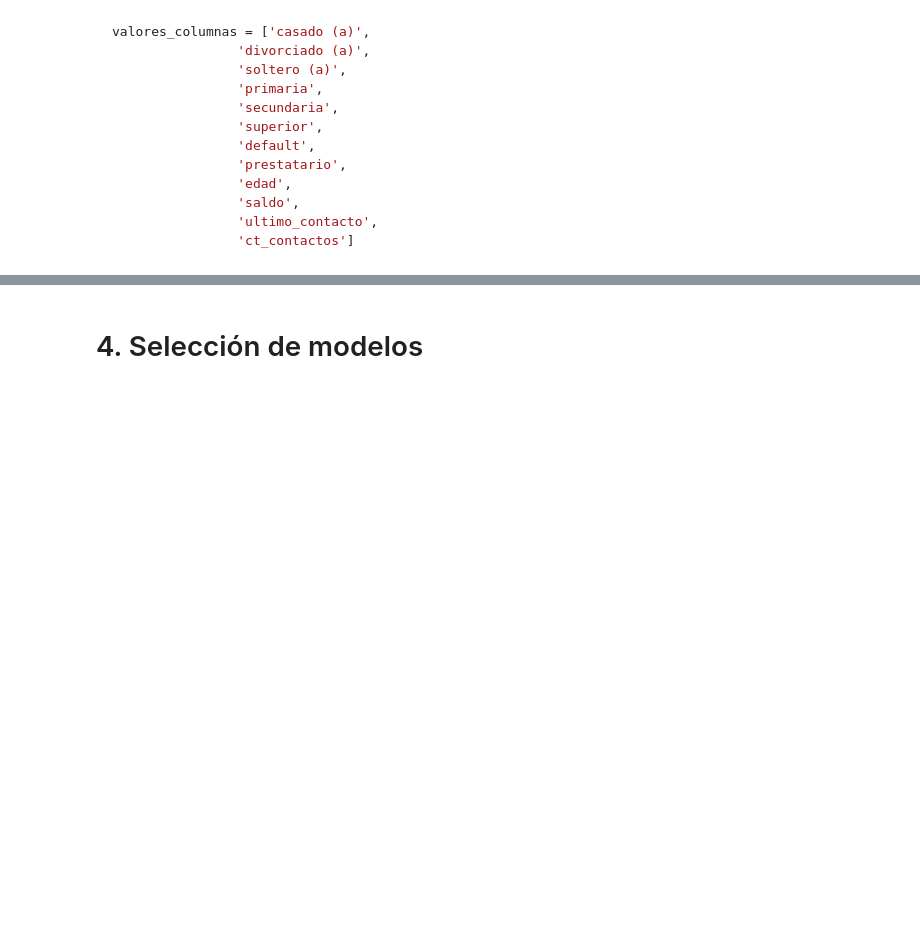
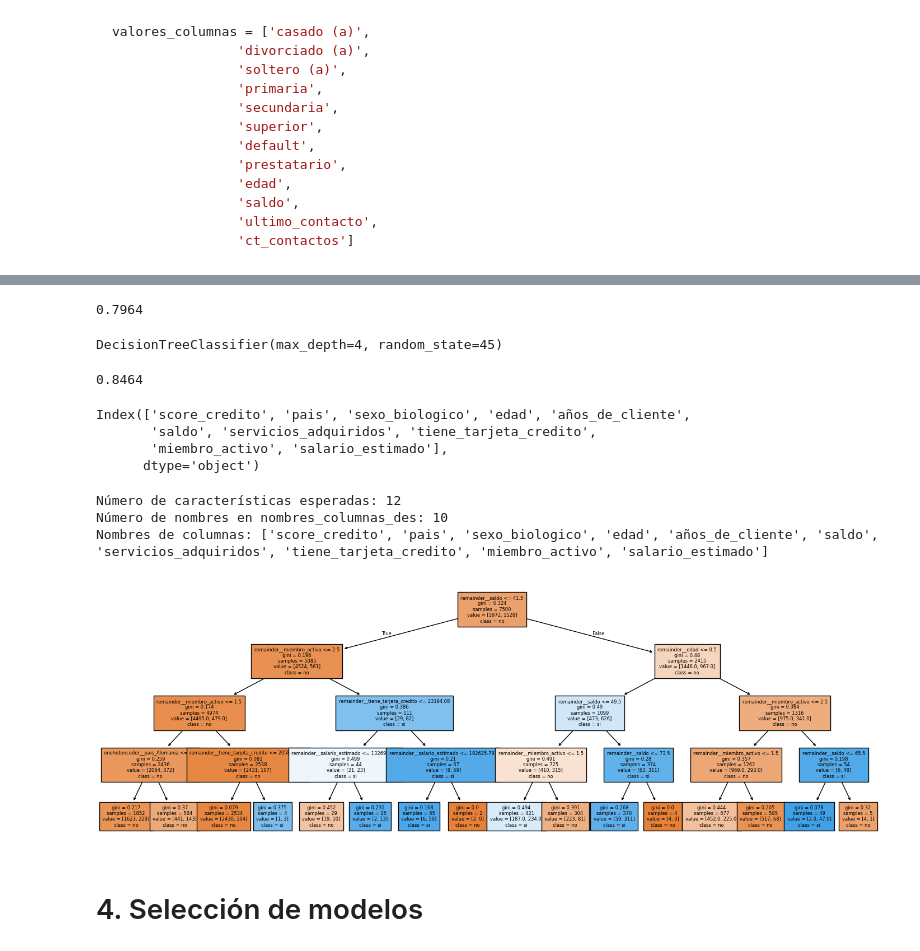
Before and after one commit to Cristiand056/Estadisticas-y-Machine-Learning-G8---ONE, a Jupyter notebook: Clasificacion_primeros_pasos.ipynb, the cells around one changed output, grey strips where cells are left out. Saved outputs shown, nothing was run; the diff lists cells and outputs as text; code cells hidden in the pictures; blank space fills up the shorter version.

```diff
--- a/Clasificacion_primeros_pasos.ipynb
+++ b/Clasificacion_primeros_pasos.ipynb
@@ -328,3 +464,47 @@ valores_columnas = ['casado (a)',
+# %%
+dummy_des = DummyClassifier()
+dummy_des.fit(X_train_des, y_train_des)
+
+dummy_des.score(X_test_des, y_test_des)
+# %% [output]
+0.7964
+# %%
+modelo_arbol_des = DecisionTreeClassifier(max_depth=4,  random_state=45)
+modelo_arbol_des.fit(X_train_des, y_train_des)
+# %% [output]
+DecisionTreeClassifier(max_depth=4, random_state=45)
+# %%
+modelo_arbol_des.score(X_test_des, y_test_des)
+# %% [output]
+0.8464
+# %%
+columnas_des
+# %% [output]
+Index(['score_credito', 'pais', 'sexo_biologico', 'edad', 'años_de_cliente',
+       'saldo', 'servicios_adquiridos', 'tiene_tarjeta_credito',
+       'miembro_activo', 'salario_estimado'],
+      dtype='object')
+# %%
+nombres_columnas_des = ['onehotencoder__pais_Alemania', 'onehotencoder__pais_España',
+       'onehotencoder__pais_Francia',
+       'onehotencoder__sexo_biologico_Mujer', 'remainder__score_credito',
+       'remainder__edad', 'remainder__años_de_cliente',
+       'remainder__saldo', 'remainder__servicios_adquiridos',
+       'remainder__tiene_tarjeta_credito', 'remainder__miembro_activo',
+       'remainder__salario_estimado']
+# %%
+print("Número de características esperadas:", modelo_arbol_des.n_features_in_)
+print("Número de nombres en nombres_columnas_des:", len(nombres_columnas_des))
+print("Nombres de columnas:", nombres_columnas_des)
+# %% [output]
+Número de características esperadas: 12
+Número de nombres en nombres_columnas_des: 10
+Nombres de columnas: ['score_credito', 'pais', 'sexo_biologico', 'edad', 'años_de_cliente', 'saldo', 'servicios_adquiridos', 'tiene_tarjeta_credito', 'miembro_activo', 'salario_estimado']
+# %%
+plt.figure(figsize=(18,6))
+plot_tree(modelo_arbol_des, filled=True, class_names=['no', 'si'], fontsize=6, feature_names=nombres_columnas_des);
+# %% [output]
+[figure, added]
 # %% [markdown]
 # 4. Selección de modelos
 # %% [markdown]
```
Also changed, not shown: parts of 27 cells of this notebook.
